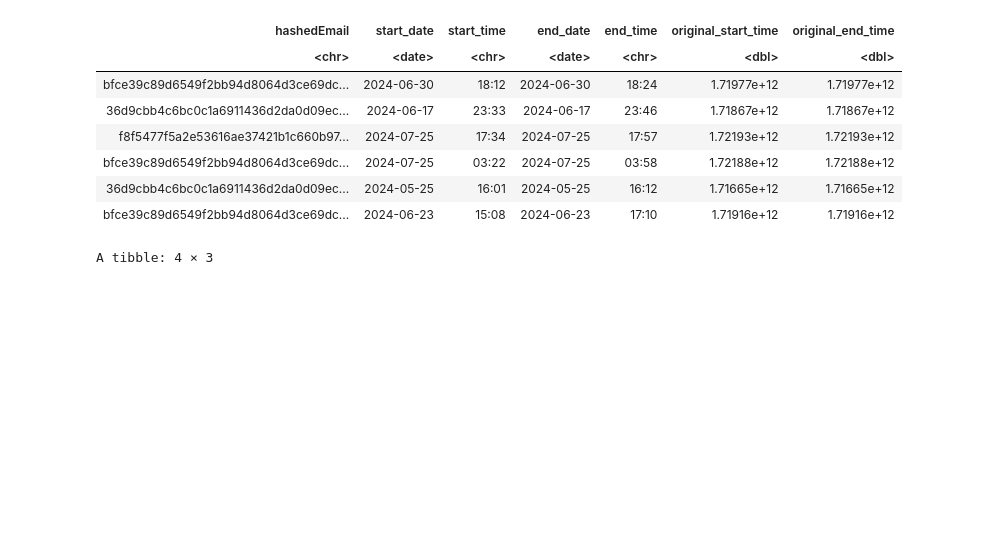
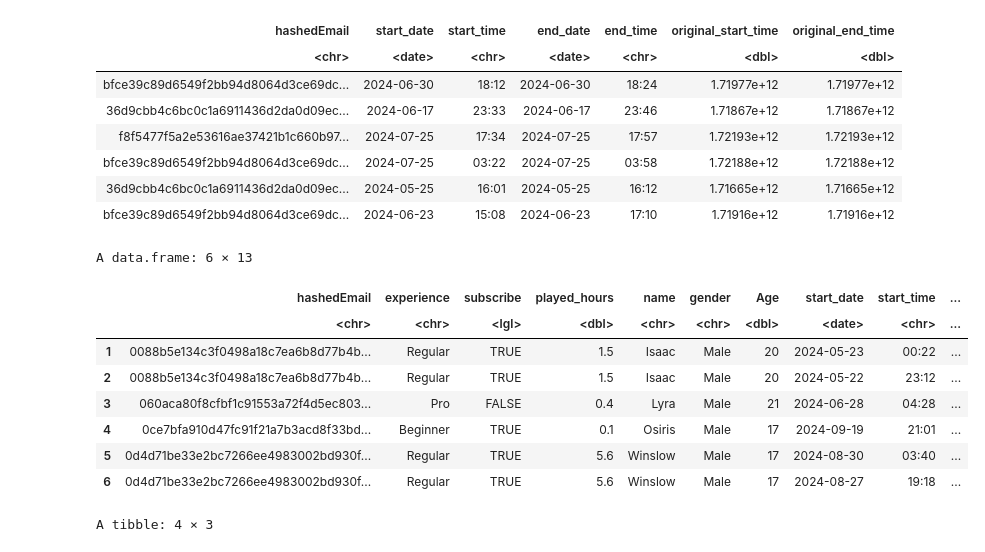
Before and after one commit to n-b-t/DSCI-100-Project-individual-, a Jupyter notebook: Planning_Report.ipynb, the cells around one changed output. Saved outputs shown, nothing was run; the diff lists cells and outputs as text; code cells hidden in the pictures; blank space fills up the shorter version.

```diff
--- a/Planning_Report.ipynb
+++ b/Planning_Report.ipynb
@@ -101,6 +92,19 @@ A tibble: 6 × 7
 | bfce39c89d6549f2bb94d8064d3ce69dc... | 2024-07-25 | 03:22 | 2024-07-25 | 03:58 | 1.72188e+12 | 1.72188e+12 |
 | 36d9cbb4c6bc0c1a6911436d2da0d09ec... | 2024-05-25 | 16:01 | 2024-05-25 | 16:12 | 1.71665e+12 | 1.71665e+12 |
 | bfce39c89d6549f2bb94d8064d3ce69dc... | 2024-06-23 | 15:08 | 2024-06-23 | 17:10 | 1.71916e+12 | 1.71916e+12 |
+# %%
+combined_data <- merge(player_data, sessions_tidy, "hashedEmail")
+head(combined_data)
+# %% [output]
+A data.frame: 6 × 13
+|  | hashedEmail | experience | subscribe | played_hours | name | gender | Age | start_date | start_time | ... |
+|  | <chr> | <chr> | <lgl> | <dbl> | <chr> | <chr> | <dbl> | <date> | <chr> | ... |
+| 1 | 0088b5e134c3f0498a18c7ea6b8d77b4b... | Regular | TRUE | 1.5 | Isaac | Male | 20 | 2024-05-23 | 00:22 | ... |
+| 2 | 0088b5e134c3f0498a18c7ea6b8d77b4b... | Regular | TRUE | 1.5 | Isaac | Male | 20 | 2024-05-22 | 23:12 | ... |
+| 3 | 060aca80f8cfbf1c91553a72f4d5ec803... | Pro | FALSE | 0.4 | Lyra | Male | 21 | 2024-06-28 | 04:28 | ... |
+| 4 | 0ce7bfa910d47fc91f21a7b3acd8f33bd... | Beginner | TRUE | 0.1 | Osiris | Male | 17 | 2024-09-19 | 21:01 | ... |
+| 5 | 0d4d71be33e2bc7266ee4983002bd930f... | Regular | TRUE | 5.6 | Winslow | Male | 17 | 2024-08-30 | 03:40 | ... |
+| 6 | 0d4d71be33e2bc7266ee4983002bd930f... | Regular | TRUE | 5.6 | Winslow | Male | 17 | 2024-08-27 | 19:18 | ... |
 # %%
 player_data_age_hours <- select(player_data,played_hours, Age)
 
```
Also changed, not shown: parts of 7 cells of this notebook.
